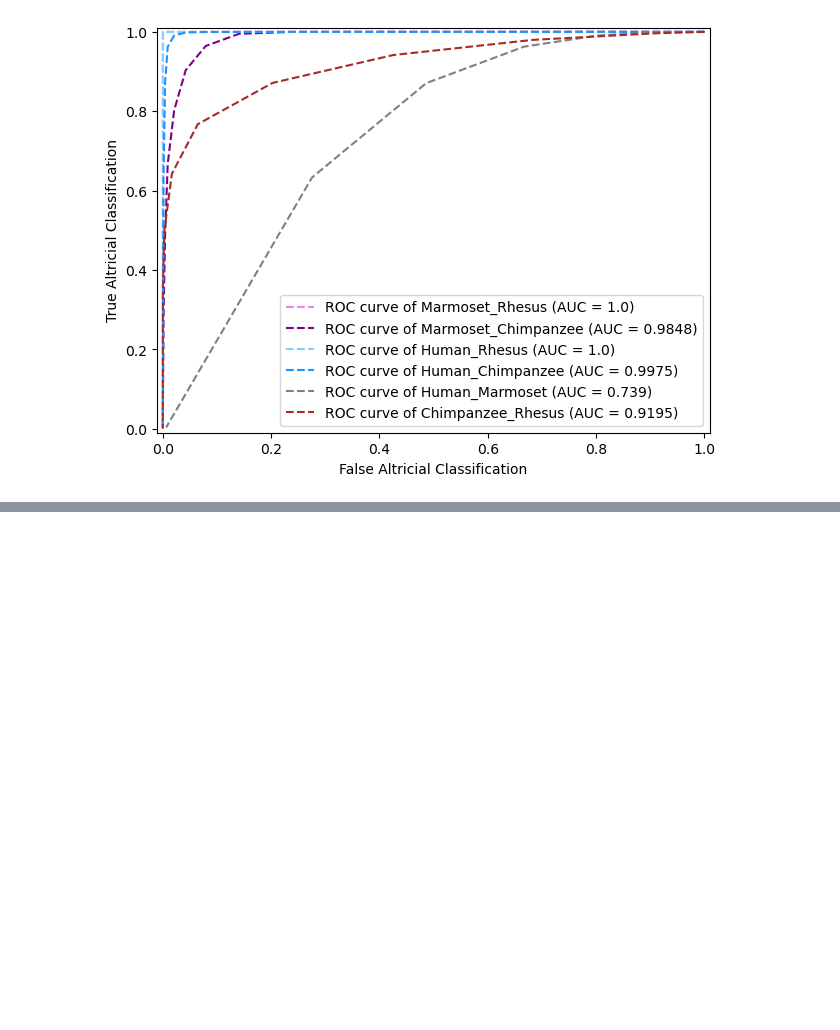
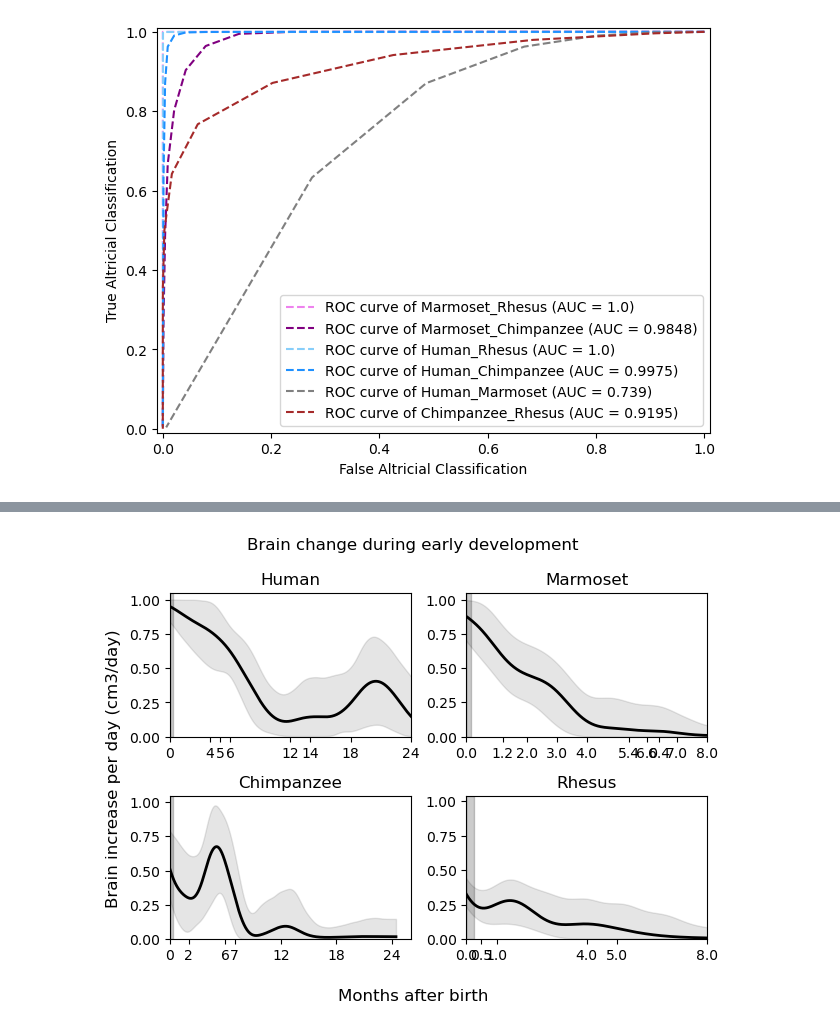
Before and after one commit to biagzi/altricial_brain_vocal_learning, a Jupyter notebook: code/Fig2_3_4.ipynb, the cells around one changed output, grey strips where cells are left out. Drawn from its saved outputs; the diff is of its cells as text; code cells hidden in the pictures; blank space fills up the shorter version.

Commit message:
update: figure 4

```diff
--- a/code/Fig2_3_4.ipynb
+++ b/code/Fig2_3_4.ipynb
@@ -613,0 +616,86 @@ Chimpanzee_Rhesus
+# %%
+i = 0
+derivative_fit = []
+fig, ax = plt.subplots(nrows=2, ncols=2)
+
+for row in ax:
+    for col in row:
+        species = species_list[i]
+        print(species)
+        derivatives_dataset_species = df_fit[(df_fit.species == species)]
+        df_event_specie = df_events[df_events.species == species]
+        gestation_days = df_event_specie[df_event_specie.event == "gestation"]["avg_wkspc"].values[0]*7
+        gestation_days_sd = df_event_specie[df_event_specie.event == "gestation"]["sd_(days)"].values[0]
+        late_infancy_ends = df_event_specie[(df_event_specie.event == "dental_late_infancy_ends")]["avg_wkspc"].values[0]*7
+
+        x = derivatives_dataset_species["x_dydx"].values[0]
+        all_devs = derivatives_dataset_species["derivatives"].values[0]
+
+        all_devs_distance_from_peak = []
+        for each in all_devs:
+            peak = np.max(each)
+            all_devs_distance_from_peak.append(1 - (peak - each)/peak)
+
+        average_derivative = gaussian_filter1d(np.mean(np.array(all_devs_distance_from_peak), axis=0), sigma = 10)
+        low_percentil = gaussian_filter1d(np.percentile(np.array(all_devs_distance_from_peak),q = 2.5, axis=0), sigma = 10)
+        high_percentil = gaussian_filter1d(np.percentile(np.array(all_devs_distance_from_peak),q = 97.5, axis=0), sigma = 10)
+
+        y = average_derivative
+
+        col.plot(x/DIVISION_DAYS - gestation_days/DIVISION_DAYS,y, '-', color = "black",linewidth = 2)
+        col.fill_between(x/DIVISION_DAYS - gestation_days/DIVISION_DAYS, low_percentil, high_percentil, color="black", alpha=0.1)
+
+        col.axvline(x = 0 , color = "black",linestyle = '-')
+        col.axvspan(0, 0 + gestation_days_sd/DIVISION_DAYS, alpha=0.2, color='black')
+
+
+        col.set_title(species)
+        col.set_ylim(bottom=0)
+        col.set_xlim(left=0)
+
+        # Set x-axis ticks every 6 months
+        max_months = (x.max() / DIVISION_DAYS) - (gestation_days / DIVISION_DAYS)
+        if species == "Human":
+            ticks = np.arange(0, 24 + 1, 6).tolist()
+            col.set_xlim(right=24)
+            if 5 not in ticks:
+                ticks.append(4) #synaptic peak
+                ticks.append(5)  # Add month 5 if not already included
+                ticks.append(14)  # which is remarkably in line with the peaking age of human cortical thickness at around 14 mo of age (29) F. Wang et al., Developmental topography of cortical thickness during infancy. Proc. Natl. Acad. Sci. U.S.A. 116, 15855–15860 (2019).
+            ticks = sorted(ticks)  # Ensure the ticks are sorted
+            col.set_xticks(ticks)
+        elif species == "Marmoset":
+            ticks = np.arange(0, max_months + 1, 2).tolist()
+            ticks.append(3)
+            ticks.append(7)
+            ticks.append(6.4) #auditory peak
+            ticks.append(5.4)
+            ticks.append(1.2)
+            ticks = sorted(ticks)  # Ensure the ticks are sorted
+            col.set_xticks(ticks)
+            col.set_xlim(right=8)
+        elif species == "Rhesus":
+            ticks = np.arange(0, 8 + 1, 4).tolist()
+            ticks.append(5) #peak of cortical tickness https://www.pnas.org/doi/10.1073/pnas.2303313120#sec-3
+            ticks.append(0.5) #peak of cortical tickness https://www.pnas.org/doi/10.1073/pnas.2303313120#sec-3
+            ticks.append(1) #peak of cortical tickness https://www.pnas.org/doi/10.1073/pnas.2303313120#sec-3
+            ticks = sorted(ticks)  # Ensure the ticks are sorted
+            col.set_xticks(ticks)
+            col.set_xlim(right=8)
+        elif species == "Chimpanzee":
+            ticks = np.arange(0, max_months + 1, 6).tolist()
+            ticks.append(2) #https://onlinelibrary-wiley-com.ezproxy.princeton.edu/doi/10.1111/j.1467-7687.2011.01069.x
+            ticks.append(7) #https://onlinelibrary-wiley-com.ezproxy.princeton.edu/doi/10.1111/j.1467-7687.2011.01069.x
+            ticks = sorted(ticks)  # Ensure the ticks are sorted
+            col.set_xticks(ticks)
+        #The grunting rates in this context increase over the following months with a peak around the seventh month, coinciding with Goodall’s (1986) observation of the onset of greeting grunts.
+        #Bründl et al., 2021
+        i += 1
+
+fig.supxlabel("Months after birth")
+fig.supylabel('Brain increase per day (cm3/day)')
+fig.suptitle("Brain change during early development")
+fig.tight_layout()
+fig.savefig("{0}/figs/4_derivatives_after_birth_normPeakDistance.pdf".format(PYTHON_PATH),dpi = 800)
+plt.show()
+# %% [output]
@@ -613,0 +706 @@ Chimpanzee_Rhesus
+[figure, added]
```
Also changed, not shown: parts of 4 cells of this notebook, 2 other files.
